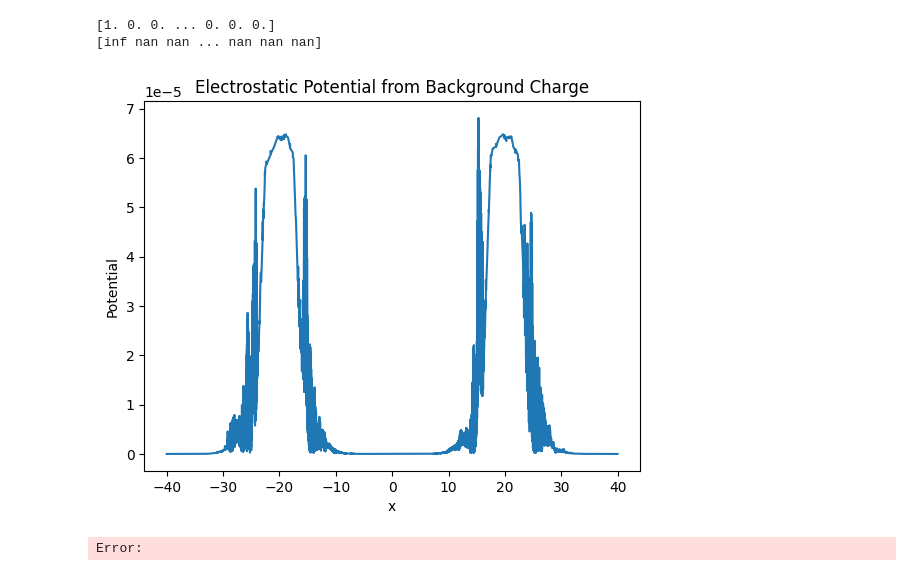
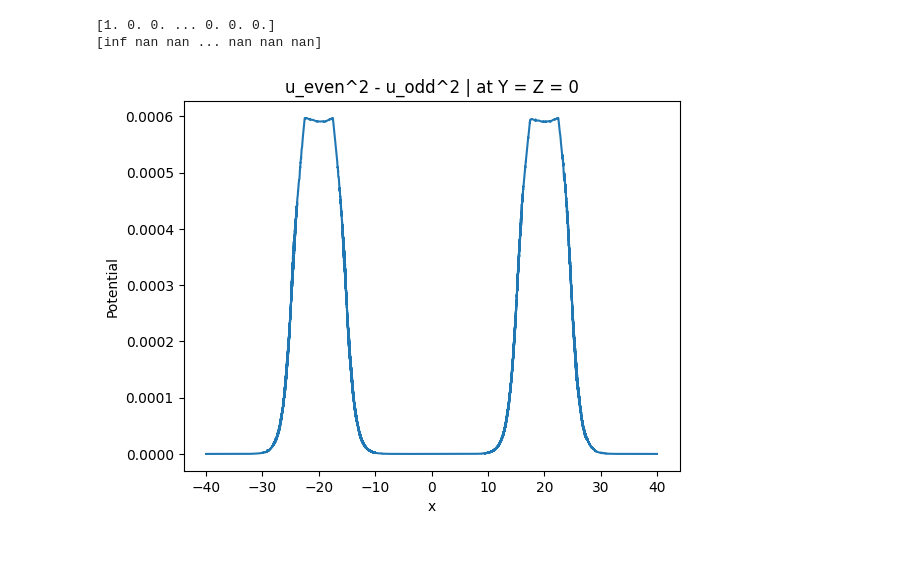
Before and after one commit to vcaipu/cqednumerics, a Jupyter notebook: 3D/debugsep.ipynb, the cells around one changed output. Drawn from its saved outputs; the diff is of its cells as text; code cells hidden in the pictures.

```diff
--- a/3D/debugsep.ipynb
+++ b/3D/debugsep.ipynb
@@ -20,7 +20,7 @@ import matplotlib.pyplot as plt
 Loading in File and Getting All Precomputed Results
 '''
 
-with open('./allplots/sweep_sep1/sep30/results.pkl', 'rb') as f:
+with open('./allplots/sweep_sep4/sep30/results.pkl', 'rb') as f:
     pickled_obj= pickle.load(f)
 
 femsystem:FEMSystem = pickled_obj["femsystem"]
@@ -374,13 +383,12 @@ print(greens_at_origin)
 [1. 0. 0. ... 0. 0. 0.]
 [inf nan nan ... nan nan nan]
 # %%
-x,vals = vals_x_axis(jnp.abs(u_even_interior**2 - u_odd_interior**2))
-plt.title("Electrostatic Potential from Background Charge | Y = Z = 0")
+x,vals = vals_x_axis(jnp.abs(u_odd_interior**2))
+plt.title("u_even^2 - u_odd^2 | at Y = Z = 0")
 plt.plot(x,vals,"-")
 plt.xlabel("x")
 plt.ylabel("Potential")
-plt.title("Electrostatic Potential from Background Charge")
+plt.title("u_even^2 - u_odd^2 | at Y = Z = 0")
 plt.show()
 # %% [output]
-[figure, old version]
+[figure, new version]
-Error:
```
Also changed, not shown: parts of 8 cells of this notebook, 12 other files.
